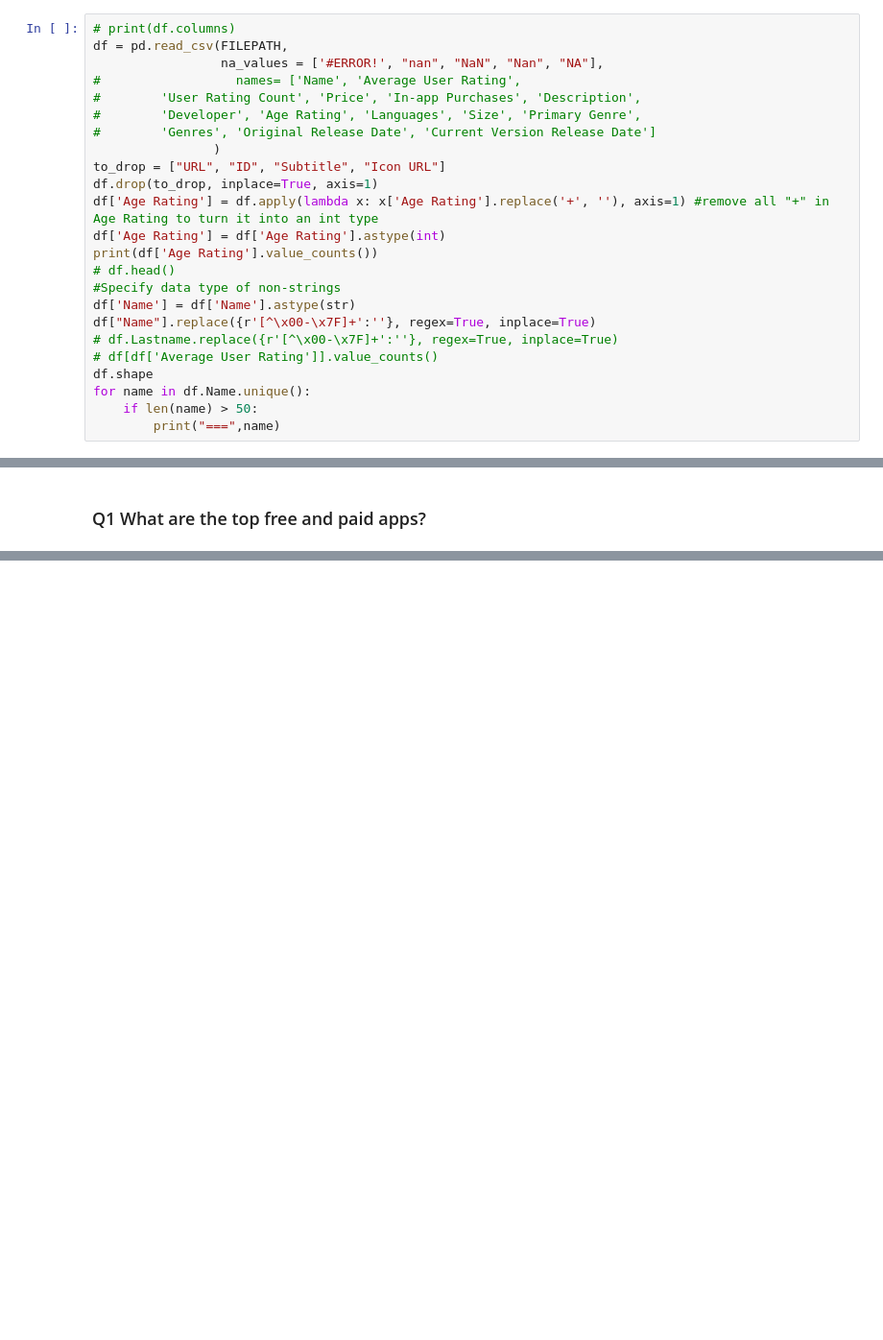
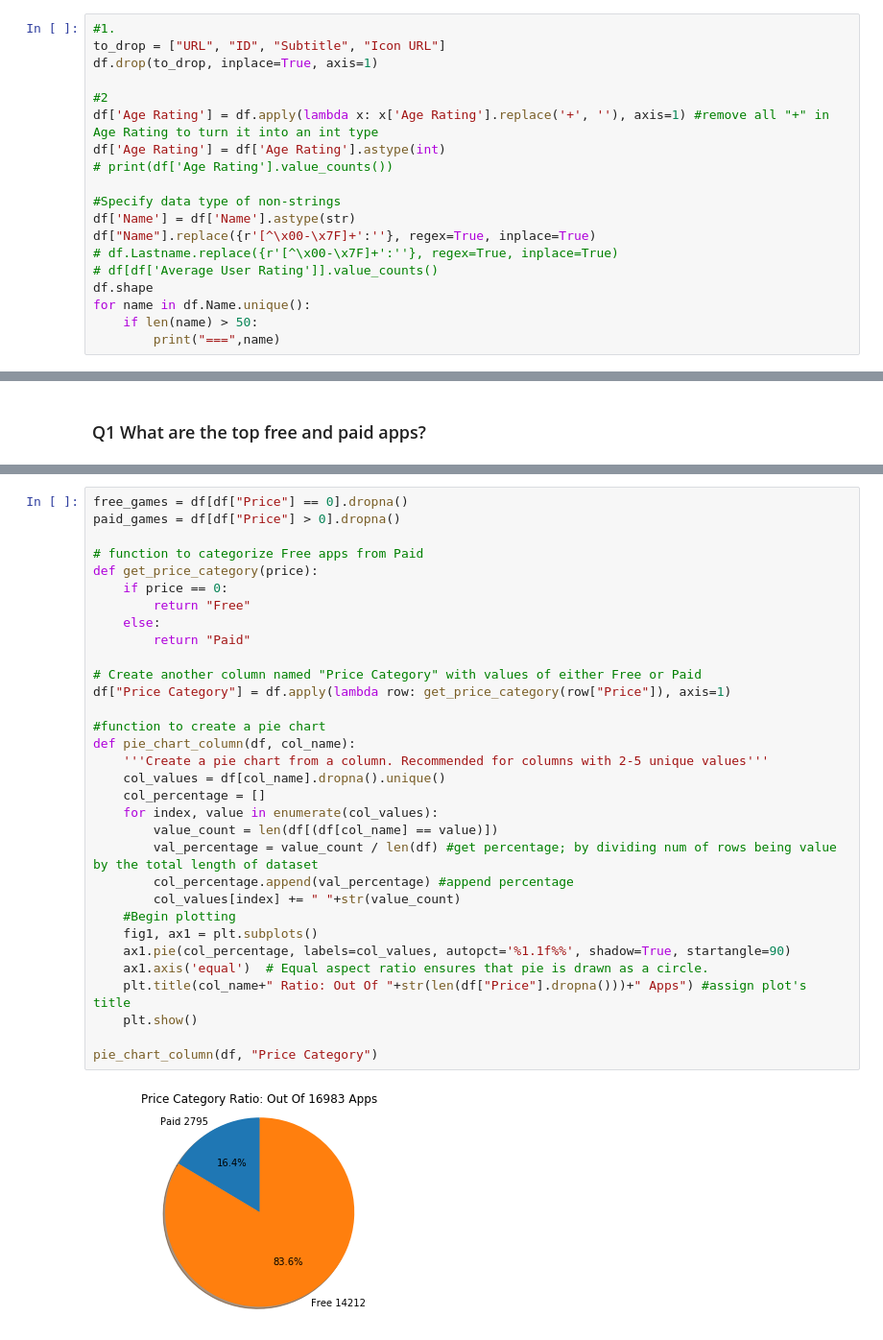
Before and after one commit to SamuelFolledo/DS1.1-Data-Analysis-And-Visualization, a Jupyter notebook: FinalProject/Mobile Strategy Games Analysis.ipynb, the cells around one changed output, grey strips where cells are left out. Shown at 96% size. Saved outputs shown, nothing was run; the diff lists cells and outputs as text; blank space fills up the shorter version.

Commit message:
[add] answered 2 more questions with visuals

```diff
--- a/FinalProject/Mobile Strategy Games Analysis.ipynb
+++ b/FinalProject/Mobile Strategy Games Analysis.ipynb
@@ -42,18 +52,13 @@ df #17007, 18
 # %%
-# print(df.columns)
-df = pd.read_csv(FILEPATH,
-                 na_values = ['#ERROR!', "nan", "NaN", "Nan", "NA"],
-#                  names= ['Name', 'Average User Rating',
-#        'User Rating Count', 'Price', 'In-app Purchases', 'Description',
-#        'Developer', 'Age Rating', 'Languages', 'Size', 'Primary Genre',
-#        'Genres', 'Original Release Date', 'Current Version Release Date']
-                )
+#1.
 to_drop = ["URL", "ID", "Subtitle", "Icon URL"]
 df.drop(to_drop, inplace=True, axis=1)
+
+#2
 df['Age Rating'] = df.apply(lambda x: x['Age Rating'].replace('+', ''), axis=1) #remove all "+" in Age Rating to turn it into an int type
 df['Age Rating'] = df['Age Rating'].astype(int)
-print(df['Age Rating'].value_counts())
-# df.head()
+# print(df['Age Rating'].value_counts())
+
 #Specify data type of non-strings
 df['Name'] = df['Name'].astype(str)
 df["Name"].replace({r'[^\x00-\x7F]+':''}, regex=True, inplace=True)
@@ -141,0 +209,34 @@ memory usage: 2.4+ MB
+# %%
+free_games = df[df["Price"] == 0].dropna()
+paid_games = df[df["Price"] > 0].dropna()
+
+# function to categorize Free apps from Paid
+def get_price_category(price):
+    if price == 0:
+        return "Free"
+    else:
+        return "Paid"
+
+# Create another column named "Price Category" with values of either Free or Paid
+df["Price Category"] = df.apply(lambda row: get_price_category(row["Price"]), axis=1)
+
+#function to create a pie chart
+def pie_chart_column(df, col_name):
+    '''Create a pie chart from a column. Recommended for columns with 2-5 unique values'''
+    col_values = df[col_name].dropna().unique()
+    col_percentage = []
+    for index, value in enumerate(col_values):
+        value_count = len(df[(df[col_name] == value)])
+        val_percentage = value_count / len(df) #get percentage; by dividing num of rows being value by the total length of dataset
+        col_percentage.append(val_percentage) #append percentage
+        col_values[index] += " "+str(value_count)
+    #Begin plotting
+    fig1, ax1 = plt.subplots()
+    ax1.pie(col_percentage, labels=col_values, autopct='%1.1f%%', shadow=True, startangle=90)
+    ax1.axis('equal')  # Equal aspect ratio ensures that pie is drawn as a circle.
+    plt.title(col_name+" Ratio: Out Of "+str(len(df["Price"].dropna()))+" Apps") #assign plot's title
+    plt.show()
+
+pie_chart_column(df, "Price Category")
+# %% [output]
+[figure, added]
```
Also changed, not shown: parts of 18 cells of this notebook.
